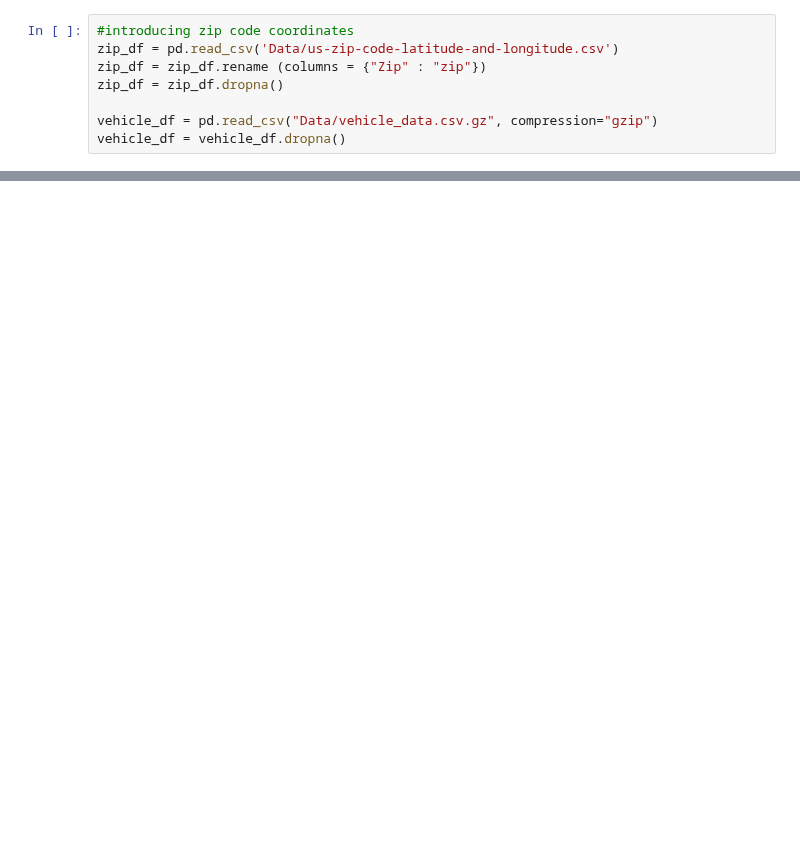
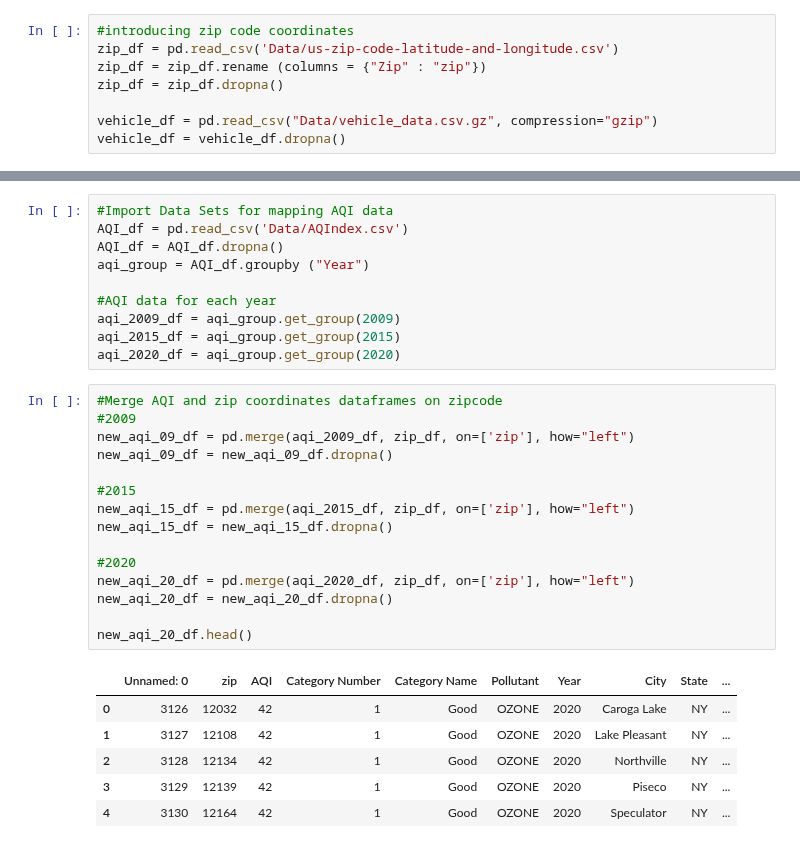
Before and after one commit to paloni-dotcom/Se7en, a Jupyter notebook: density_of_vehicles.ipynb, the cells around one changed output, grey strips where cells are left out. Drawn from its saved outputs; the diff is of its cells as text; blank space fills up the shorter version.

```diff
--- a/density_of_vehicles.ipynb
+++ b/density_of_vehicles.ipynb
@@ -318,2 +335,34 @@ fig
 # %% [output]
 [interactive output not drawn]
+# %%
+#Import Data Sets for mapping AQI data
+AQI_df = pd.read_csv('Data/AQIndex.csv')
+AQI_df = AQI_df.dropna()
+aqi_group = AQI_df.groupby ("Year")
+
+#AQI data for each year
+aqi_2009_df = aqi_group.get_group(2009)
+aqi_2015_df = aqi_group.get_group(2015)
+aqi_2020_df = aqi_group.get_group(2020)
+# %%
+#Merge AQI and zip coordinates dataframes on zipcode
+#2009
+new_aqi_09_df = pd.merge(aqi_2009_df, zip_df, on=['zip'], how="left")
+new_aqi_09_df = new_aqi_09_df.dropna()
+
+#2015
+new_aqi_15_df = pd.merge(aqi_2015_df, zip_df, on=['zip'], how="left")
+new_aqi_15_df = new_aqi_15_df.dropna()
+
+#2020
+new_aqi_20_df = pd.merge(aqi_2020_df, zip_df, on=['zip'], how="left")
+new_aqi_20_df = new_aqi_20_df.dropna()
+
+new_aqi_20_df.head()
+# %% [output]
+|  | Unnamed: 0 | zip | AQI | Category Number | Category Name | Pollutant | Year | City | State | ... |
+| 0 | 3126 | 12032 | 42 | 1 | Good | OZONE | 2020 | Caroga Lake | NY | ... |
+| 1 | 3127 | 12108 | 42 | 1 | Good | OZONE | 2020 | Lake Pleasant | NY | ... |
+| 2 | 3128 | 12134 | 42 | 1 | Good | OZONE | 2020 | Northville | NY | ... |
+| 3 | 3129 | 12139 | 42 | 1 | Good | OZONE | 2020 | Piseco | NY | ... |
+| 4 | 3130 | 12164 | 42 | 1 | Good | OZONE | 2020 | Speculator | NY | ... |
```
Also changed, not shown: parts of 15 cells of this notebook, 21 other files.
